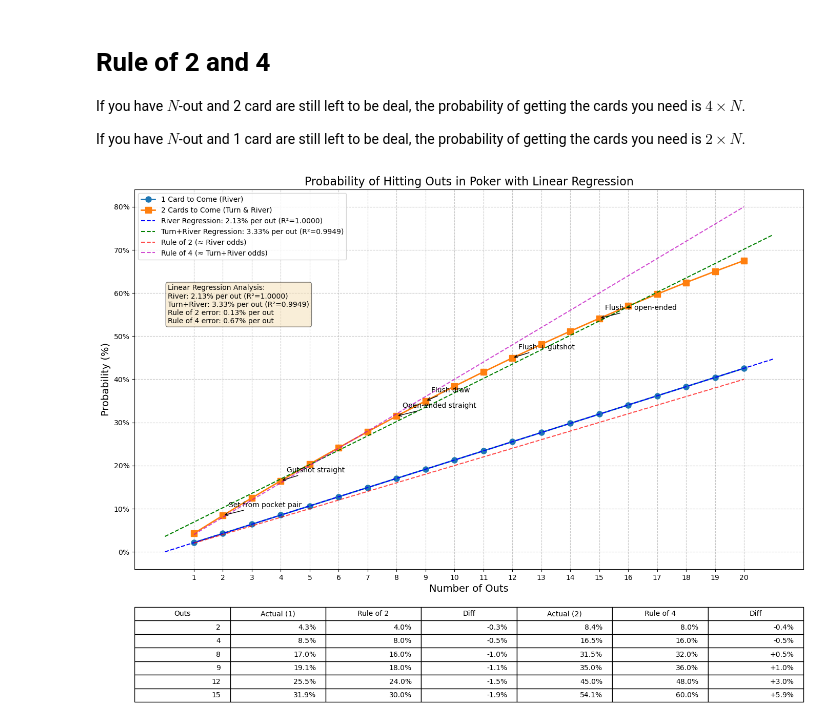
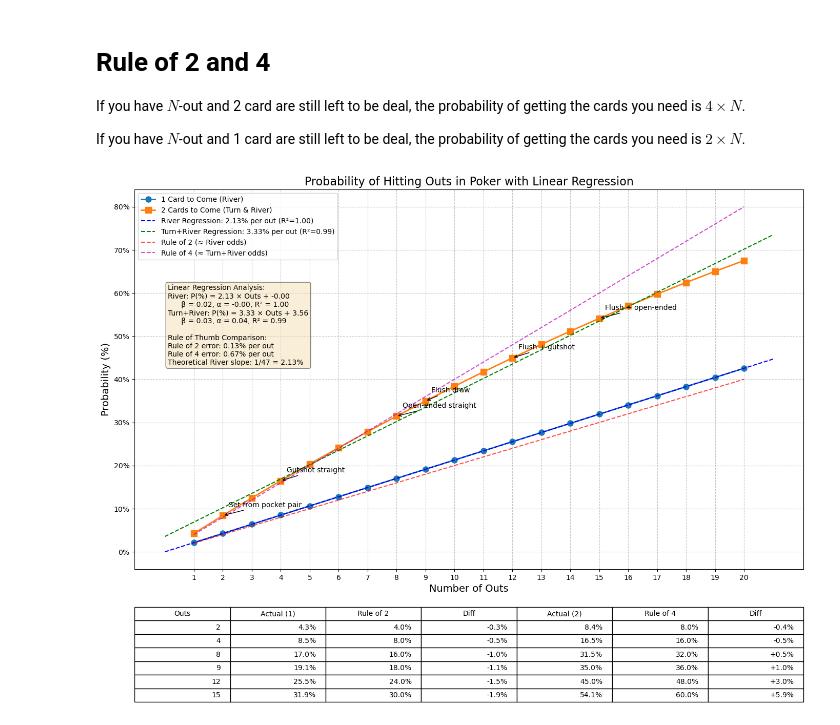
Before and after one commit to SzeLok0305/Wagering-study, a Jupyter notebook: Poker/Rule of 2 and 4.ipynb, the cells around one changed output. Saved outputs shown, nothing was run; the diff lists cells and outputs as text; code cells hidden in the pictures.

```diff
--- a/Poker/Rule of 2 and 4.ipynb
+++ b/Poker/Rule of 2 and 4.ipynb
@@ -50,22 +50,26 @@ r2_2_cards = reg_2_cards.score(outs_array, np.array(probs_2_cards))
 # %%
 plt.figure(figsize=(14, 10))
 
+# Line plot for actual probabilities
 plt.plot(outs_range, [p*100 for p in probs_1_card], 'o-', linewidth=2, markersize=8,
          label='1 Card to Come (River)')
 plt.plot(outs_range, [p*100 for p in probs_2_cards], 's-', linewidth=2, markersize=8,
          label='2 Cards to Come (Turn & River)')
 
+# Add regression lines
 x_reg = np.linspace(0, 21, 100).reshape(-1, 1)
 plt.plot(x_reg, (reg_1_card.predict(x_reg))*100, 'b--', linewidth=1.5,
-         label=f'River Regression: {slope_1_card*100:.2f}% per out (R²={r2_1_card:.4f})')
+         label=f'River Regression: {slope_1_card*100:.2f}% per out (R²={r2_1_card:.2f})')
 plt.plot(x_reg, (reg_2_cards.predict(x_reg))*100, 'g--', linewidth=1.5,
-         label=f'Turn+River Regression: {slope_2_cards*100:.2f}% per out (R²={r2_2_cards:.4f})')
+         label=f'Turn+River Regression: {slope_2_cards*100:.2f}% per out (R²={r2_2_cards:.2f})')
 
+# Add the "rule of 2 and 4" reference lines
 plt.plot(outs_range, [outs*2 for outs in outs_range], 'r--', alpha=0.7,
          label='Rule of 2 (≈ River odds)')
 plt.plot(outs_range, [outs*4 for outs in outs_range], 'm--', alpha=0.7,
          label='Rule of 4 (≈ Turn+River odds)')
 
+# Add labels for specific common out counts
 common_outs = [2, 4, 8, 9, 12, 15]
 common_outs_labels = {
     2: "Set from pocket pair",
@@ -76,6 +80,7 @@ common_outs_labels = {
     15: "Flush + open-ended"
 }
 
+# Add annotations for common scenarios
 for outs in common_outs:
     prob_1 = calculate_probability(outs, 1) * 100
     prob_2 = calculate_probability(outs, 2) * 100
@@ -85,46 +90,56 @@ for outs in common_outs:
                 xytext=(outs+0.2, prob_2+2),
                 arrowprops=dict(arrowstyle='->'))
 
+# Add text box with complete regression analysis
 textstr = '\n'.join((
     'Linear Regression Analysis:',
-    f'River: {slope_1_card*100:.2f}% per out (R²={r2_1_card:.4f})',
-    f'Turn+River: {slope_2_cards*100:.2f}% per out (R²={r2_2_cards:.4f})',
+    f'River: P(%) = {slope_1_card*100:.2f} × Outs + {intercept_1_card*100:.2f}',
+    f'      β = {slope_1_card:.2f}, α = {intercept_1_card:.2f}, R² = {r2_1_card:.2f}',
+    f'Turn+River: P(%) = {slope_2_cards*100:.2f} × Outs + {intercept_2_cards*100:.2f}',
+    f'      β = {slope_2_cards:.2f}, α = {intercept_2_cards:.2f}, R² = {r2_2_cards:.2f}',
+    '',
+    'Rule of Thumb Comparison:',
     f'Rule of 2 error: {abs(slope_1_card*100-2):.2f}% per out',
-    f'Rule of 4 error: {abs(slope_2_cards*100-4):.2f}% per out'
+    f'Rule of 4 error: {abs(slope_2_cards*100-4):.2f}% per out',
+    f'Theoretical River slope: 1/47 = {(1/47)*100:.2f}%'
 ))
 props = dict(boxstyle='round', facecolor='wheat', alpha=0.5)
 plt.text(0.05, 0.75, textstr, transform=plt.gca().transAxes, fontsize=10,
         verticalalignment='top', bbox=props)
 
+# Styling
 plt.xlabel('Number of Outs', fontsize=14)
 plt.ylabel('Probability (%)', fontsize=14)
 plt.title('Probability of Hitting Outs in Poker with Linear Regression', fontsize=16)
 plt.grid(True, linestyle='--', alpha=0.7)
 plt.legend(fontsize=10, loc='upper left')
 plt.xticks(outs_range)
 plt.gca().yaxis.set_major_formatter(PercentFormatter())
 
+# Add comparison table between actual and rule-of-thumb
 comparison_data = []
 headers = ['Outs', 'Actual (1)', 'Rule of 2', 'Diff', 'Actual (2)', 'Rule of 4', 'Diff']
 for outs in [2, 4, 8, 9, 12, 15]:
     actual_1 = calculate_probability(outs, 1) * 100
     rule_2 = outs * 2
     diff_1 = rule_2 - actual_1
 
     actual_2 = calculate_probability(outs, 2) * 100
     rule_4 = outs * 4
     diff_2 = rule_4 - actual_2
 
     comparison_data.append([outs, f"{actual_1:.1f}%", f"{rule_2:.1f}%", f"{diff_1:+.1f}%",
                            f"{actual_2:.1f}%", f"{rule_4:.1f}%", f"{diff_2:+.1f}%"])
 
 plt.table(cellText=comparison_data,
           colLabels=headers,
           loc='bottom',
           bbox=[0.0, -0.35, 1.0, 0.25])
 
 plt.subplots_adjust(bottom=0.3)
 plt.tight_layout()
+
+plt.savefig('poker_outs_probability_with_regression.png', dpi=300, bbox_inches='tight')
 plt.show()
 # %% [output]
-[figure, old version]
+[figure, new version]
```
